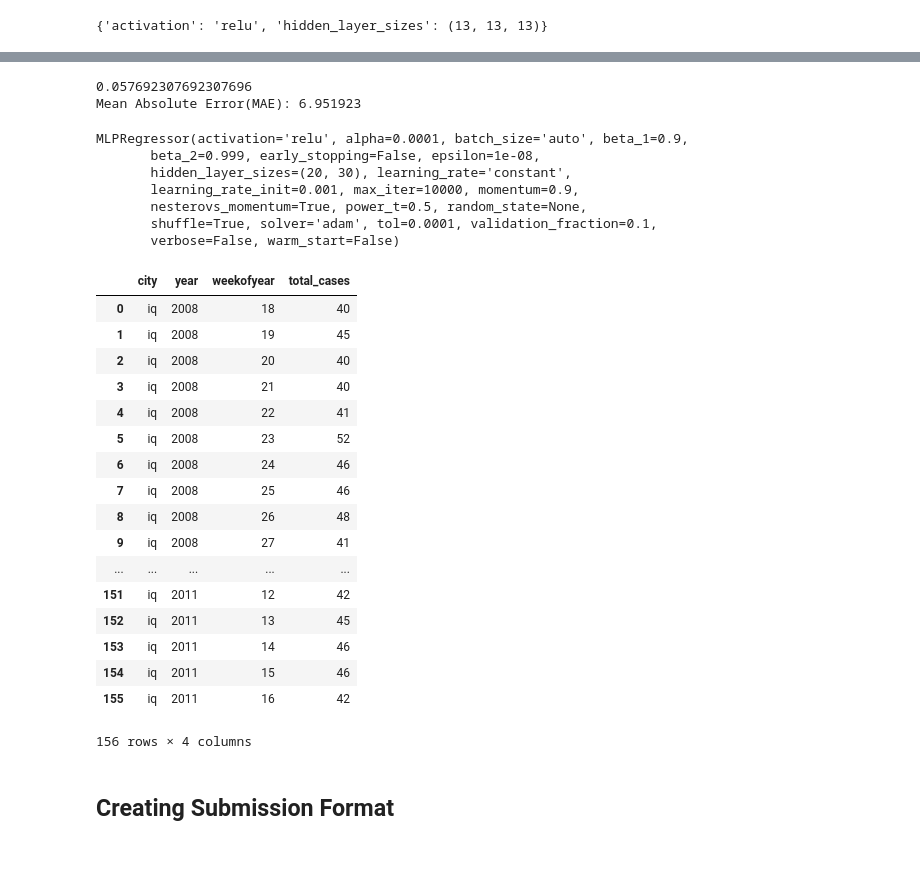
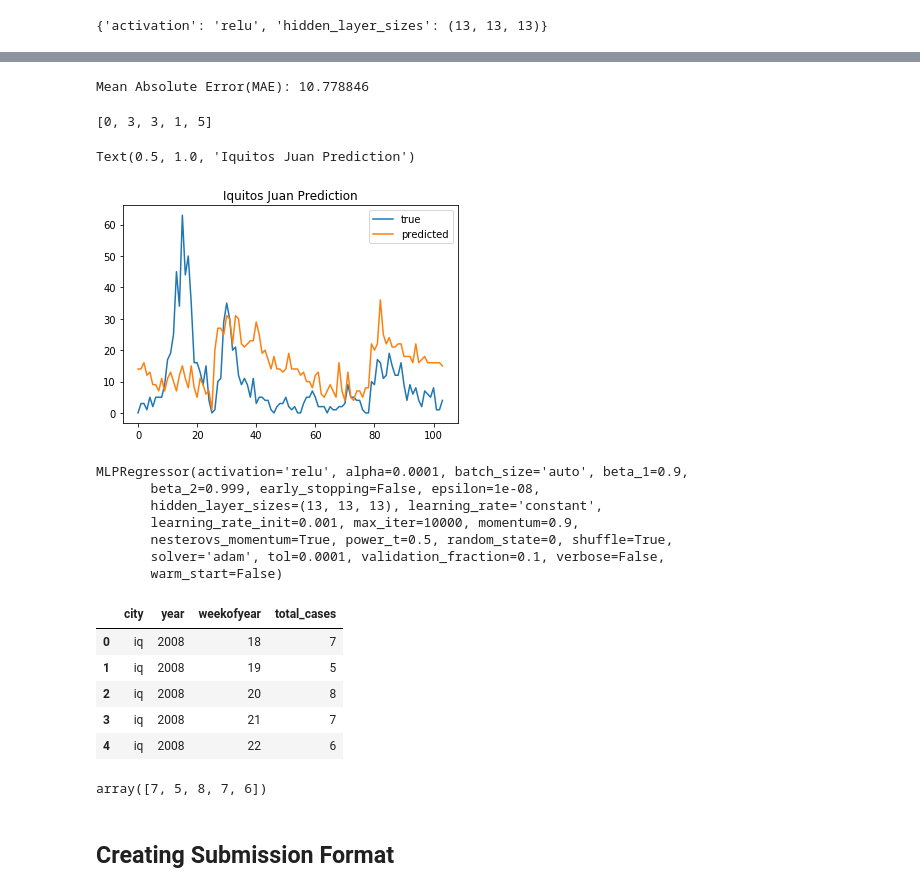
Before and after one commit to anubhavs11/Dengue-Disease-Spread-Prediction, a Jupyter notebook: Neural Network.ipynb, the cells around one changed output, grey strips where cells are left out. Cells and saved outputs as stored; diff of their text form; code cells hidden in the pictures; blank space fills up the shorter version.

```diff
--- a/Neural Network.ipynb
+++ b/Neural Network.ipynb
@@ -164,60 +205,64 @@ Mean Absolute Error(MAE): 11.480769
 # %%
-clf = MLPRegressor(max_iter=10000, hidden_layer_sizes=(13, 13, 13),activation='relu')
+clf = MLPRegressor(max_iter=10000, hidden_layer_sizes=(13, 13, 13),activation='relu',random_state=0)
 clf.fit(X_train, y_train)
 y_true, y_pred = y_test, clf.predict(X_test).astype(int)
 
-print(accuracy_score(y_true,y_pred))
-
 print("Mean Absolute Error(MAE): %f" %MAE(y_true, y_pred))
 # %% [output]
-0.057692307692307696
-Mean Absolute Error(MAE): 6.951923
+Mean Absolute Error(MAE): 10.778846
+# %%
+y_pred,y_true = clf.predict(X_test).astype(int),y_test
+y_actual = []
+for i in range(len(y_true)):
+    y_actual.append(y_true[1352+i])
+y_actual[0:5]
+# %% [output]
+[0, 3, 3, 1, 5]
+# %%
+plt.plot(y_actual, label='true')
+plt.plot(y_pred, label='predicted')
+plt.legend()
+plt.title('Iquitos Juan Prediction')
+# %% [output]
+Text(0.5, 1.0, 'Iquitos Juan Prediction')
+[figure, added]
 # %%
-
 y_train = dengue_train_iq['total_cases']
 X_train = dengue_train_iq.drop(labels=['total_cases'], axis=1)
 X_test = dengue_test_iq
 
-clf = MLPRegressor(max_iter=10000, hidden_layer_sizes=(20, 30),activation='relu')
+clf = MLPRegressor(max_iter=10000, hidden_layer_sizes=(13, 13, 13),activation='relu',random_state=0)
 clf.fit(X_train, y_train)
 # %% [output]
 MLPRegressor(activation='relu', alpha=0.0001, batch_size='auto', beta_1=0.9,
        beta_2=0.999, early_stopping=False, epsilon=1e-08,
-       hidden_layer_sizes=(20, 30), learning_rate='constant',
+       hidden_layer_sizes=(13, 13, 13), learning_rate='constant',
        learning_rate_init=0.001, max_iter=10000, momentum=0.9,
-       nesterovs_momentum=True, power_t=0.5, random_state=None,
-       shuffle=True, solver='adam', tol=0.0001, validation_fraction=0.1,
-       verbose=False, warm_start=False)
+       nesterovs_momentum=True, power_t=0.5, random_state=0, shuffle=True,
+       solver='adam', tol=0.0001, validation_fraction=0.1, verbose=False,
+       warm_start=False)
 # %%
 y_pred = clf.predict(X_test).astype(int)
 # %%
 
 sub_df_iq = pd.DataFrame(y_pred, columns=["total_cases"])
 sub_df_iq.insert(0, 'city', 'iq')
 sub_df_iq.insert(1, 'year', dengue_test_sj['year'])
 sub_df_iq.insert(2, 'weekofyear', dengue_test_sj['weekofyear'])
 sub_df_iq.head()
 
-sub_df_iq
+sub_df_iq.head()
 # %% [output]
 |  | city | year | weekofyear | total_cases |
-| 0 | iq | 2008 | 18 | 40 |
-| 1 | iq | 2008 | 19 | 45 |
-| 2 | iq | 2008 | 20 | 40 |
-| 3 | iq | 2008 | 21 | 40 |
-| 4 | iq | 2008 | 22 | 41 |
-| 5 | iq | 2008 | 23 | 52 |
-| 6 | iq | 2008 | 24 | 46 |
-| 7 | iq | 2008 | 25 | 46 |
-| 8 | iq | 2008 | 26 | 48 |
-| 9 | iq | 2008 | 27 | 41 |
-| ... | ... | ... | ... | ... |
-| 151 | iq | 2011 | 12 | 42 |
-| 152 | iq | 2011 | 13 | 45 |
-| 153 | iq | 2011 | 14 | 46 |
-| 154 | iq | 2011 | 15 | 46 |
-| 155 | iq | 2011 | 16 | 42 |
+| 0 | iq | 2008 | 18 | 7 |
+| 1 | iq | 2008 | 19 | 5 |
+| 2 | iq | 2008 | 20 | 8 |
+| 3 | iq | 2008 | 21 | 7 |
+| 4 | iq | 2008 | 22 | 6 |
-156 rows × 4 columns
+# %%
+y_pred[0:5]
+# %% [output]
+array([7, 5, 8, 7, 6])
 # %% [markdown]
 ## Creating Submission Format
 # %%
```
Also changed, not shown: parts of 21 cells of this notebook.
